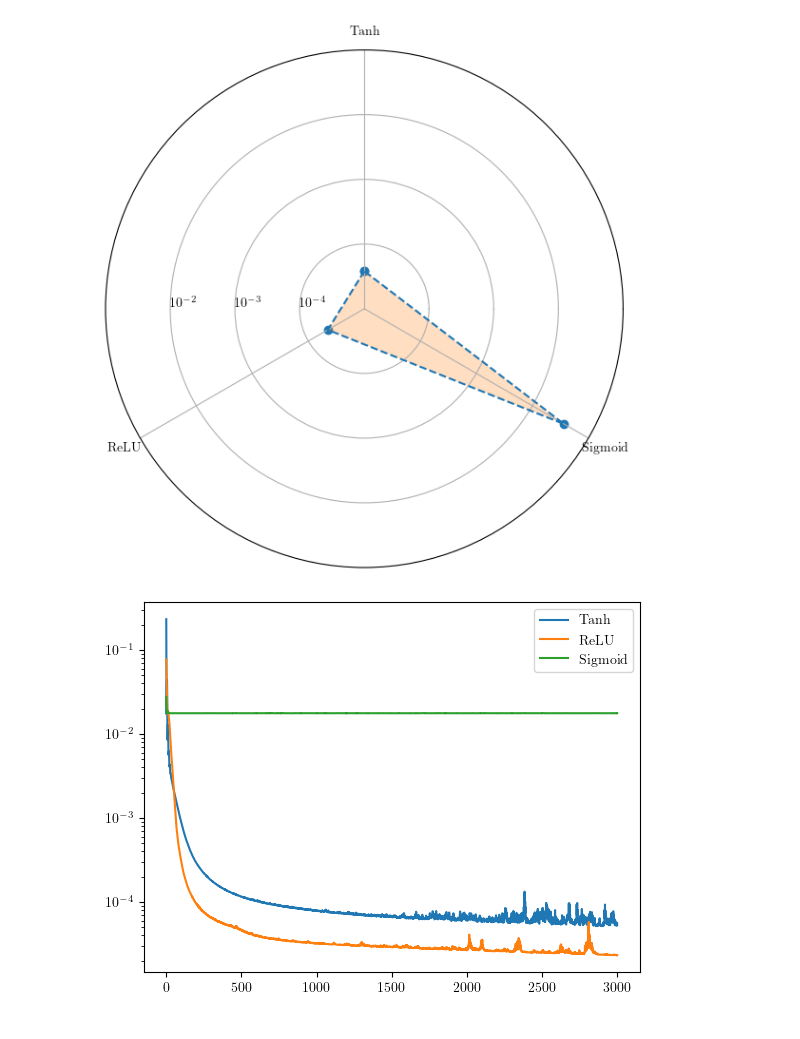
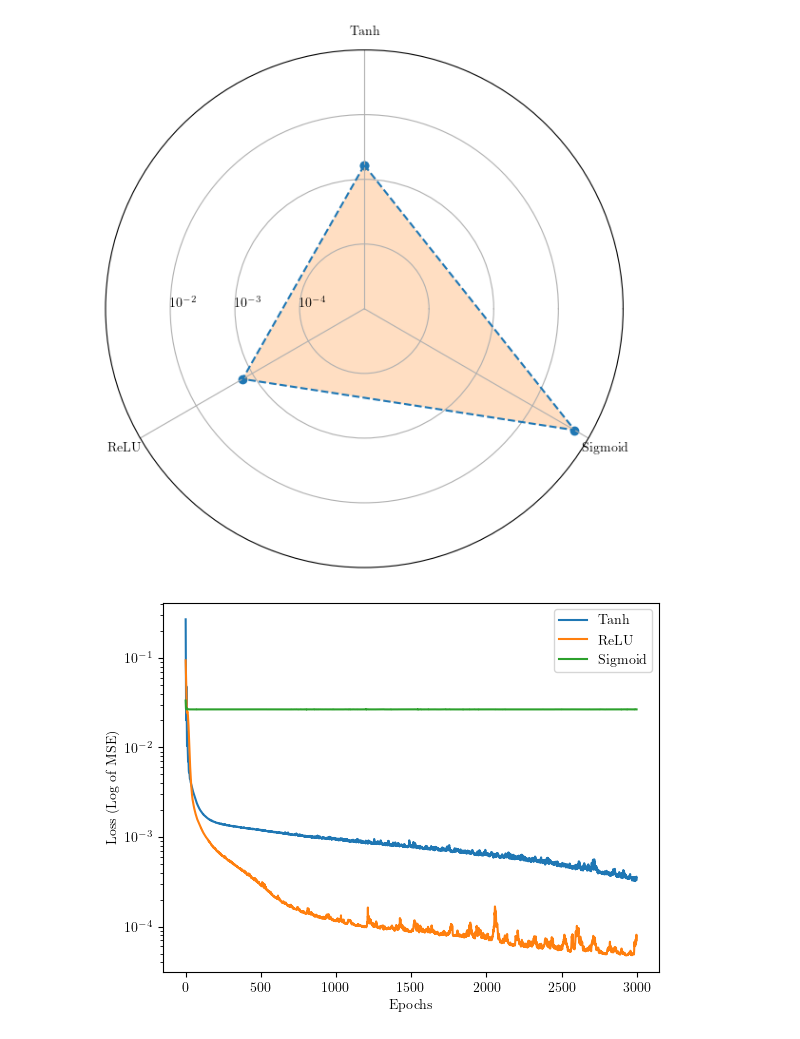
Before and after one commit to shantanu404/ibeam, a Jupyter notebook: just-mlp.ipynb, the cells around one changed output. Cells and saved outputs as stored; diff of their text form; code cells hidden in the pictures.

```diff
--- a/just-mlp.ipynb
+++ b/just-mlp.ipynb
@@ -18,6 +18,6 @@ plt.rcParams["font.family"] = "Times New Roman"
 plt.rcParams['text.usetex'] = True
 warnings.filterwarnings(action="ignore")
 # %%
-df = pd.read_csv('Ratio.csv')
+df = pd.read_csv('Ratio2.csv')
 df.head()
 # %% [output]
@@ -30,6 +30,6 @@ df.head()
 # %%
 X_full = df[['Lb/ry', 'h/tw', 'B/2t', 'h/B', 'tf/tw', 'E/Fy', 'Mp/Mcr']]
-y_full = df['Mn/Mp']
+y_full = df['Mn/Mp (FEM)']
 
 X_train, X_test, y_train, y_test = train_test_split(X_full, y_full, test_size=0.2, random_state=123)
 # %%
@@ -98,35 +96,37 @@ fig, ax = plt.subplots(figsize=(6, 6), subplot_kw=dict(polar=True))
 ax.scatter(angles, mselist)
 ax.plot(angles, mselist, '--')
 ax.fill(angles, mselist, alpha=0.25)
 
 # Customize labels and ticks
 ax.set_xticks(angles[:-1])
 ax.set_xticklabels(["Tanh", "ReLU", "Sigmoid"])
 ax.set_rlabel_position(180)
 ax.set_yticks([-4, -3, -2])  # Log10 ticks
 ax.set_yticklabels(["$10^{-4}$", "$10^{-3}$", "$10^{-2}$"])
 ax.set_ylim(-5, -1)
 
 plt.tight_layout()
 plt.savefig(f'MLP/mse-activation.png', dpi=640, bbox_inches='tight')
 plt.show()
 
 
 for af, loss in zip(activations, loss_curves):
     if af == 'tanh':
         af = 'Tanh'
     elif af == 'relu':
         af = 'ReLU'
     else:
         af = 'Sigmoid'
     plt.semilogy(range(len(loss)), loss, label=af)
 plt.legend()
+plt.xlabel("Epochs")
+plt.ylabel("Loss (Log of MSE)")
 # plt.show()
 plt.savefig(f'MLP/loss-activation', dpi=640, bbox_inches='tight')
 plt.show()
 # %% [output]
-[figure, old version]
+[figure, new version]
-[figure, old version]
+[figure, new version]
 # %%
 solvers = ['adam', 'sgd', 'lbfgs']
 mselist = []
```
Also changed, not shown: parts of 4 cells of this notebook, 56 other files.
